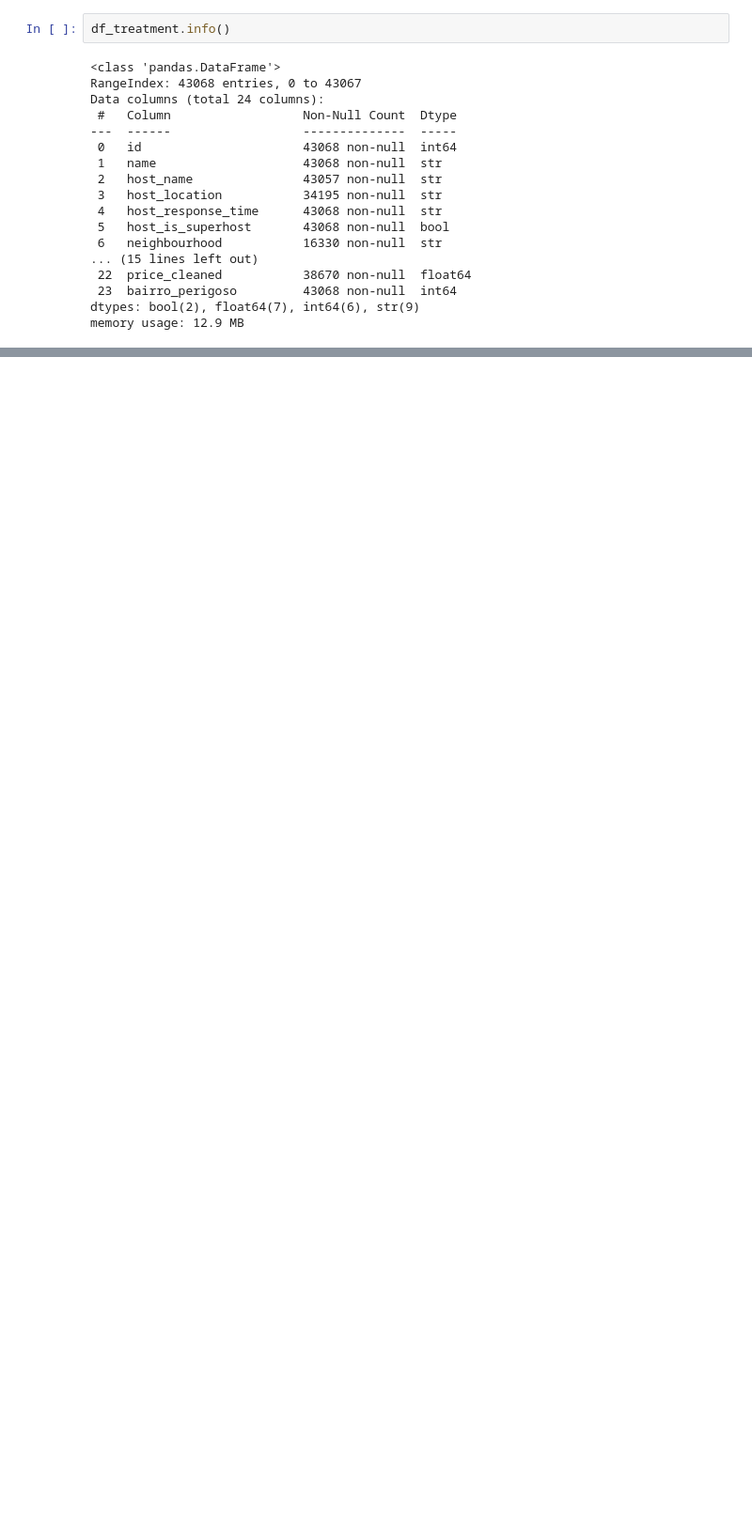
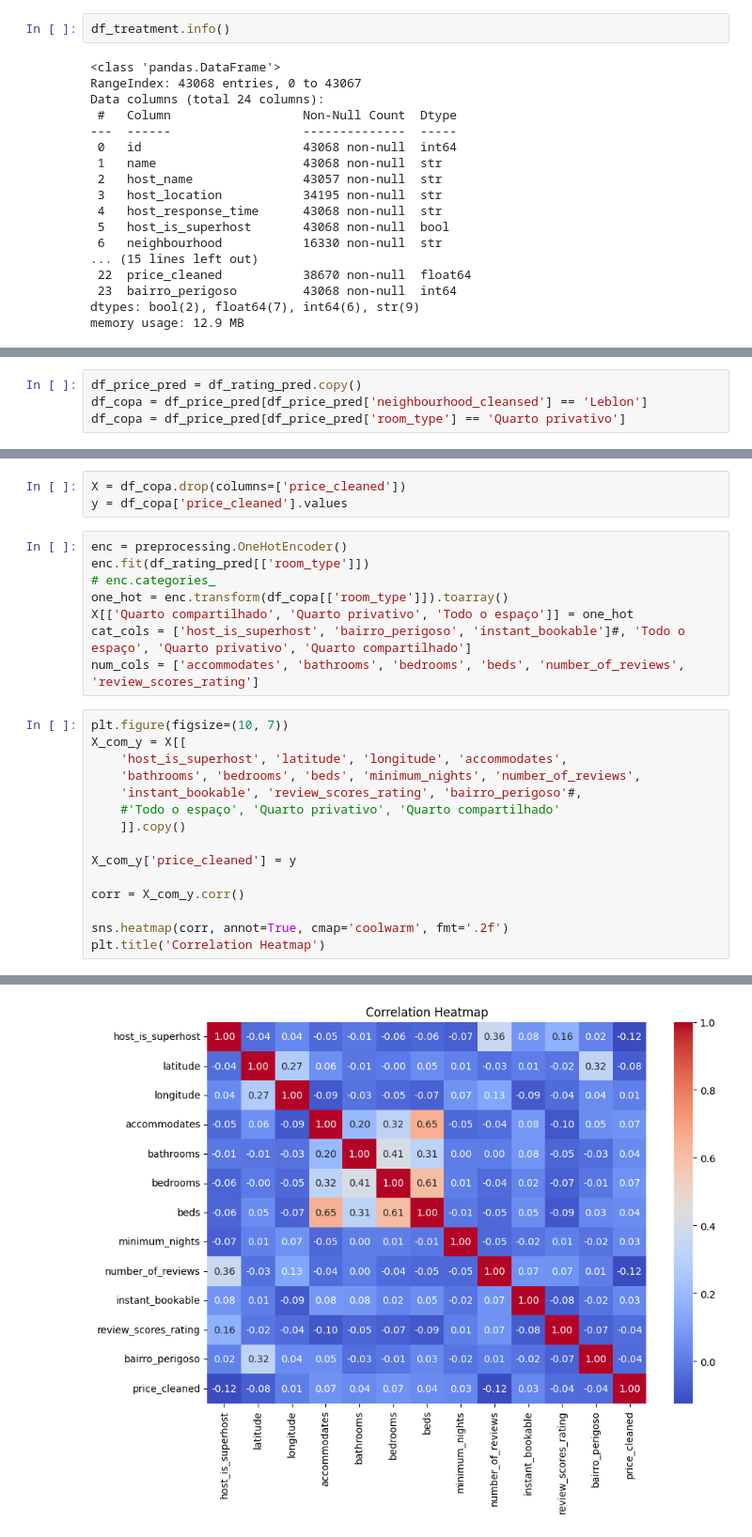
Before and after one commit to AlbertButzke/BrincadeiraComDados, a Jupyter notebook: Airbnb/airbnb.ipynb, the cells around one changed output, grey strips where cells are left out. Shown at 94% size. Saved outputs shown, nothing was run; the diff lists cells and outputs as text; blank space fills up the shorter version.

```diff
--- a/Airbnb/airbnb.ipynb
+++ b/Airbnb/airbnb.ipynb
@@ -202,0 +383,4 @@ memory usage: 12.9 MB
+# %%
+df_price_pred = df_rating_pred.copy()
+df_copa = df_price_pred[df_price_pred['neighbourhood_cleansed'] == 'Leblon']
+df_copa = df_price_pred[df_price_pred['room_type'] == 'Quarto privativo']
@@ -202,0 +407,27 @@ memory usage: 12.9 MB
+# %%
+X = df_copa.drop(columns=['price_cleaned'])
+y = df_copa['price_cleaned'].values
+# %%
+enc = preprocessing.OneHotEncoder()
+enc.fit(df_rating_pred[['room_type']])
+# enc.categories_
+one_hot = enc.transform(df_copa[['room_type']]).toarray()
+X[['Quarto compartilhado', 'Quarto privativo', 'Todo o espaço']] = one_hot
+cat_cols = ['host_is_superhost', 'bairro_perigoso', 'instant_bookable']#, 'Todo o espaço', 'Quarto privativo', 'Quarto compartilhado']
+num_cols = ['accommodates', 'bathrooms', 'bedrooms', 'beds', 'number_of_reviews', 'review_scores_rating']
+# %%
+plt.figure(figsize=(10, 7))
+X_com_y = X[[
+    'host_is_superhost', 'latitude', 'longitude', 'accommodates',
+    'bathrooms', 'bedrooms', 'beds', 'minimum_nights', 'number_of_reviews',
+    'instant_bookable', 'review_scores_rating', 'bairro_perigoso'#,
+    #'Todo o espaço', 'Quarto privativo', 'Quarto compartilhado'
+    ]].copy()
+
+X_com_y['price_cleaned'] = y
+
+corr = X_com_y.corr()
+
+sns.heatmap(corr, annot=True, cmap='coolwarm', fmt='.2f')
+plt.title('Correlation Heatmap')
+# %% [output]
@@ -202,0 +435 @@ memory usage: 12.9 MB
+[figure, added]
```
Also changed, not shown: parts of 59 cells of this notebook.
